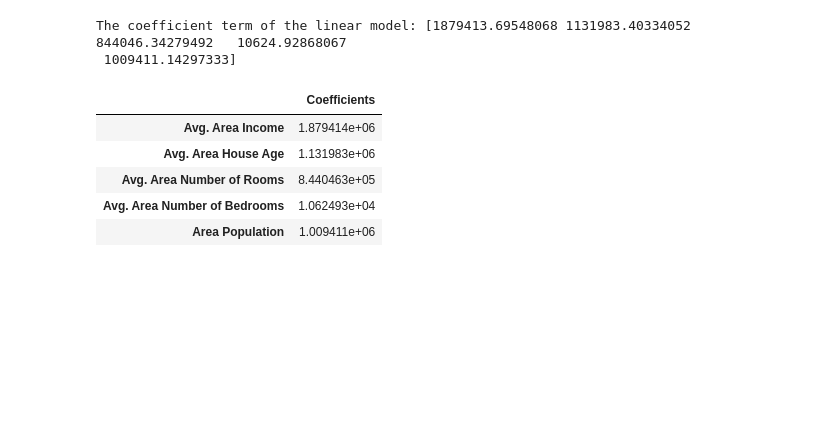
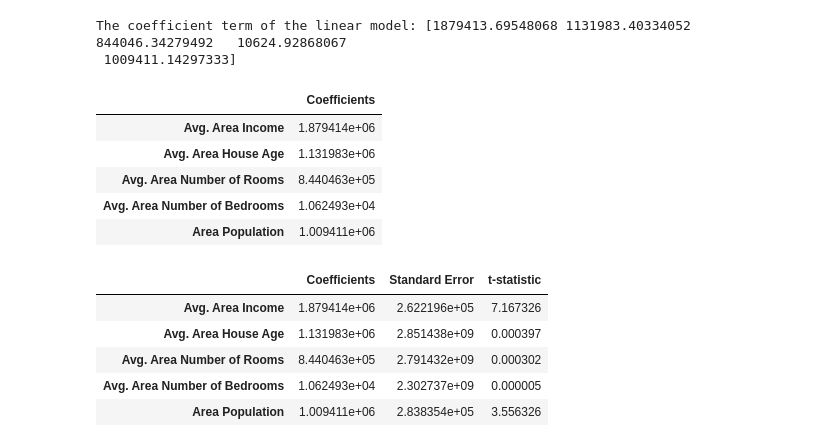
Before and after one commit to raajshekhar19/23FE10CSE00791_RAAJ_SHEKHAR, a Jupyter notebook: lab2.ipynb, the cells around one changed output. Drawn from its saved outputs; the diff is of its cells as text; code cells hidden in the pictures; blank space fills up the shorter version.

```diff
--- a/lab2.ipynb
+++ b/lab2.ipynb
@@ -198,3 +198,26 @@ cdf
 | Avg. Area Number of Rooms | 8.440463e+05 |
 | Avg. Area Number of Bedrooms | 1.062493e+04 |
 | Area Population | 1.009411e+06 |
+# %%
+n=X_train.shape[0]
+k=X_train.shape[1]
+dfN = n-k
+train_pred=liner_model.predict(X_train)
+train_error = np.square(train_pred - y_train)
+sum_error=np.sum(train_error)
+se=[0,0,0,0,0]
+for i in range(k):
+    r = (sum_error/dfN)
+    r = r/np.sum(np.square(X_train[
+        list(X_train.columns)[i]]-X_train[list(X_train.columns)[i]].mean()))
+    se[i]=np.sqrt(r)
+cdf['Standard Error']=se
+cdf['t-statistic']=cdf['Coefficients']/cdf['Standard Error']
+cdf
+# %% [output]
+|  | Coefficients | Standard Error | t-statistic |
+| Avg. Area Income | 1.879414e+06 | 2.622196e+05 | 7.167326 |
+| Avg. Area House Age | 1.131983e+06 | 2.851438e+09 | 0.000397 |
+| Avg. Area Number of Rooms | 8.440463e+05 | 2.791432e+09 | 0.000302 |
+| Avg. Area Number of Bedrooms | 1.062493e+04 | 2.302737e+09 | 0.000005 |
+| Area Population | 1.009411e+06 | 2.838354e+05 | 3.556326 |
```
Also changed, not shown: 2 other files.
